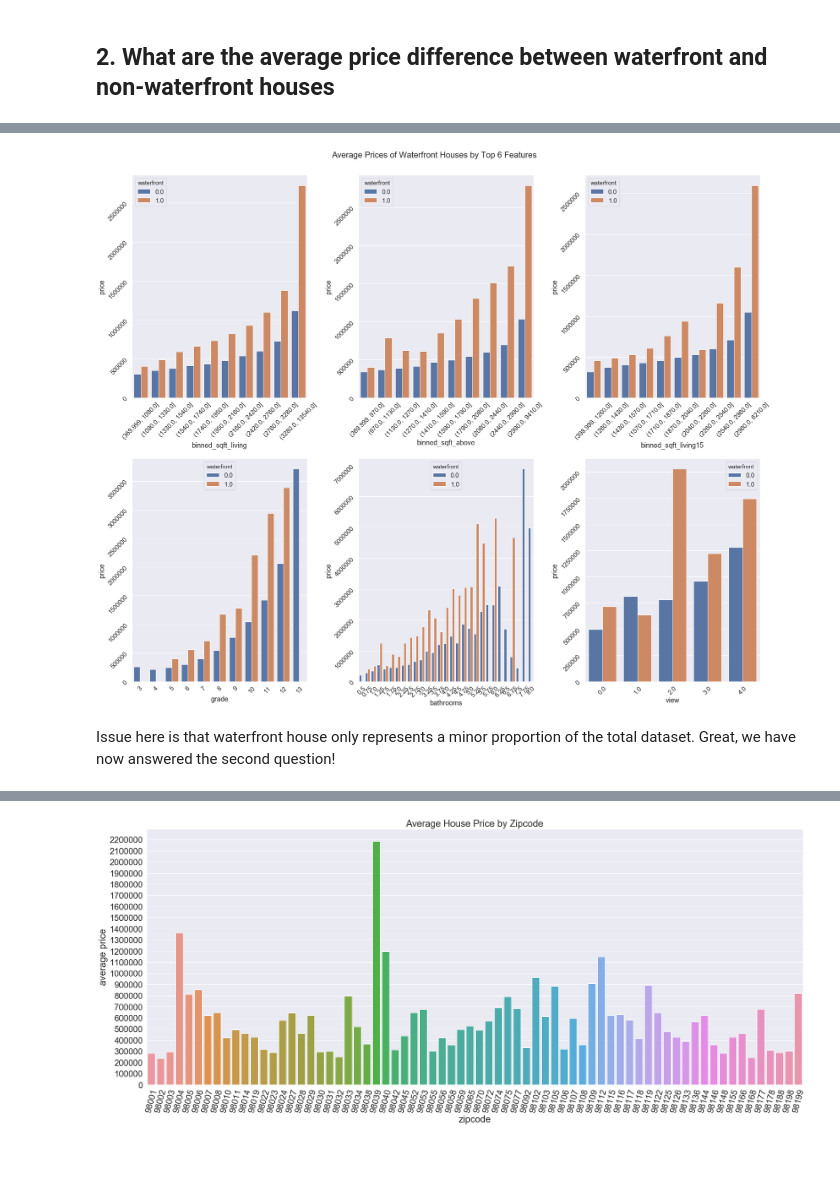
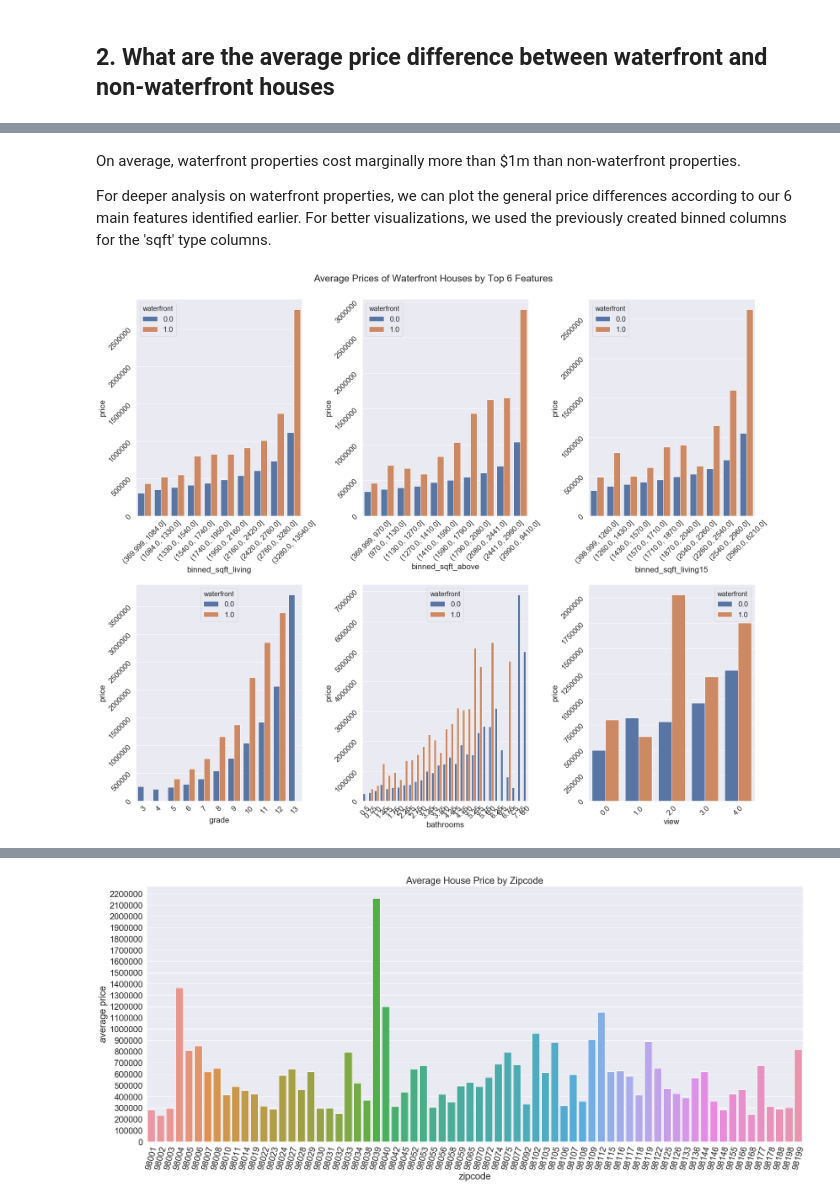
Before and after one commit to Ftan91/Exploratory-Data-Analysis-on-Features-that-Impact-House-Prices-in-Kings-County-Seattle, a Jupyter notebook: index.ipynb, the cells around one changed output, grey strips where cells are left out. Cells and saved outputs as stored; diff of their text form; code cells hidden in the pictures; blank space fills up the shorter version.

```diff
--- a/index.ipynb
+++ b/index.ipynb
@@ -239,6 +240,8 @@ df['binned_sqft_living'] = pd.qcut(df['sqft_living'], q = 10) # splits the datas
 df['binned_sqft_above'] = pd.qcut(df['sqft_above'], q = 10) # same as above
 df['binned_sqft_living15'] = pd.qcut(df['sqft_living15'], q = 10) # same as above
 
+df['price_per_sqft_living'] = df['price'] / df['sqft_living']
+
 df['yr_built_vs_reno'] = df.apply(lambda row: year_value(row), axis = 1) # only a column for the below
 df['house_age'] = 2016 - df['yr_built_vs_reno']
 # %% [markdown]
@@ -317,7 +320,7 @@ Now, the dataset should be ready for conducting further analysis and for impleme
 # %% [markdown]
 In order to understand feature importance to price, it is worth plotting a correlation matrix as per below.
 # %%
-columns_to_drop = ['id', 'date', 'yr_built_vs_reno']
+columns_to_drop = ['id', 'date', 'yr_built_vs_reno', 'price_per_sqft_living']
 new_df = df.drop(columns_to_drop, axis = 1)
 correlation_matrix = new_df.corr()
 
@@ -547,11 +550,14 @@ for i in range(len(example_features)):
     model = ols(formula = f, data = example_models[i]).fit()
     ols_models.append(model)
 
+sns.set(font_scale = 1.2)
 
 fig = plt.figure(figsize=(15,8))
 fig = sm.graphics.plot_regress_exog(ols_models[0], example_features[0], fig=fig)
 plt.show()
 
+print('\n')
+
 fig = plt.figure(figsize=(15,8))
 fig = sm.graphics.plot_regress_exog(ols_models[1], example_features[1], fig=fig)
 plt.show()
@@ -740,15 +747,26 @@ for feature in final:
+# %% [markdown]
+On average, waterfront properties cost marginally more than $1m than non-waterfront properties.
+
+For deeper analysis on waterfront properties, we can plot the general price differences according to our 6 main features identified earlier. For better visualizations, we used the previously created binned columns for the 'sqft' type columns.
 # %%
-sns.set(font_scale = 1.5)
+top6_price_correlation_list = top6_price_correlation.index.tolist()
+final = ['binned_sqft_living', 'binned_sqft_above', 'binned_sqft_living15'] + top6_price_correlation_list
+del (final[5:7])
+del (final[3])
+
+groupby_list = []
+for feature in final:
+    groupby_list.append(df.groupby(['waterfront', feature])['price'].mean().reset_index())
+
+sns.set(font_scale = 1.75)
 
 fig, axes = plt.subplots(2, 3, tight_layout = True, figsize = (25,20))
 fig.suptitle('Average Prices of Waterfront Houses by Top 6 Features', y = 1.025)
 
 ax = [axes[0, 0], axes[0, 1], axes[0, 2], axes[1, 0], axes[1, 1], axes[1, 2]]
 
 for i in range(len(groupby_list)):
     sns.barplot(x = final[i] , y = 'price', data = groupby_list[i], hue = 'waterfront', ax = ax[i])
     ax[i].tick_params(labelrotation = 45)
 # %% [output]
-[figure, old version]
+[figure, new version]
-# %% [markdown]
-Issue here is that waterfront house only represents a minor proportion of the total dataset. Great, we have now answered the second question!
```
Also changed, not shown: parts of 46 cells of this notebook, 1 other file.
